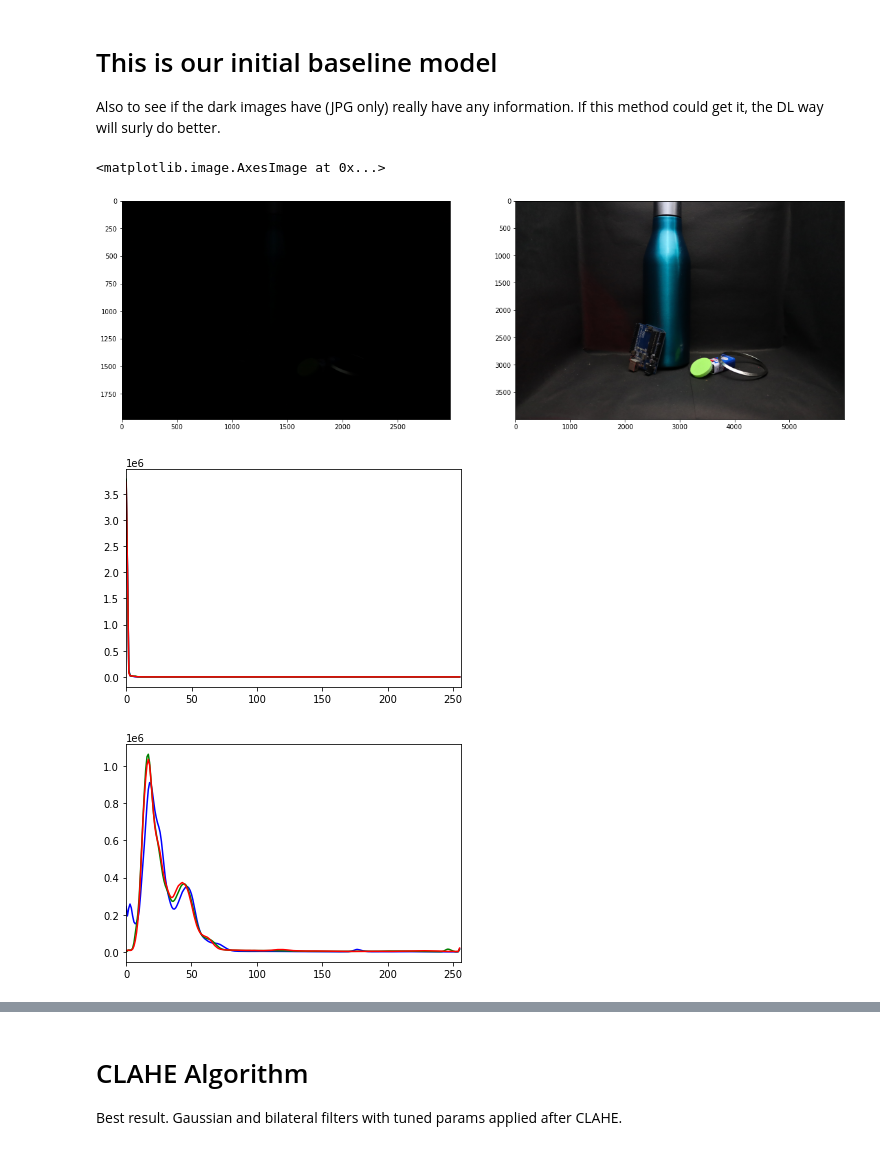
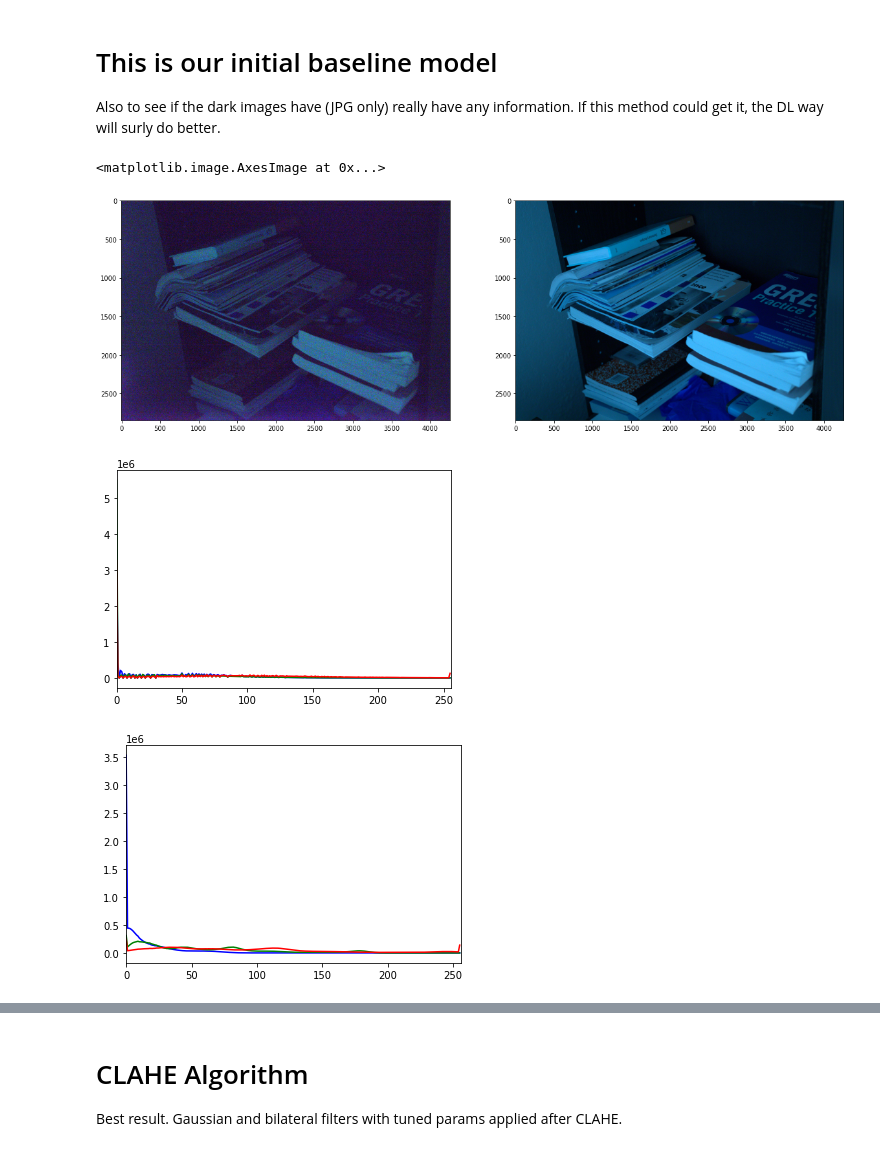
Before and after one commit to spider-tronix/Dark-Sight, a Jupyter notebook: Image Enhancement Baselines/Histogram Equalization.ipynb, the cells around one changed output, grey strips where cells are left out. Drawn from its saved outputs; the diff is of its cells as text; code cells hidden in the pictures.

```diff
--- a/Image Enhancement Baselines/Histogram Equalization.ipynb
+++ b/Image Enhancement Baselines/Histogram Equalization.ipynb
@@ -22,30 +23,43 @@ def plot_hist(img):
         plt.xlim([0,256])
     plt.show()
 # %%
-dataset_no = 2
+dataset_no = 'S2'
+short_path = os.path.join(
+            current_dir,
+            os.path.join("dataset/" + str(dataset_no), str(dataset_no) ),
+            )
+long_path = os.path.join(
+            current_dir,
+            os.path.join("dataset/" + str(dataset_no), str(dataset_no) ),
+            )
+if type(dataset_no) is str:
+    #Read short exposure RAW file
+    raw = rawpy.imread(short_path + ".ARW") # access to the RAW image
+    rgb = raw.postprocess() # a numpy RGB array
+    short = cv2.cvtColor(rgb, cv2.COLOR_RGB2BGR)
 
-short = plt.imread( os.path.join(
-        current_dir,
-        os.path.join("dataset/" + str(dataset_no), str(dataset_no) + ".JPG"),
-    ))
-long = plt.imread(os.path.join(
-        current_dir,
-        os.path.join("dataset/" + str(dataset_no), str(dataset_no) + "_high.JPG"),
-    ))
+    #Read short exposure RAW file
+    raw = rawpy.imread(long_path + "_high.ARW") # access to the RAW image
+    rgb = raw.postprocess() # a numpy RGB array
+    long = cv2.cvtColor(rgb, cv2.COLOR_RGB2BGR)
+
+else:
+    short = plt.imread(short_path + ".JPG")
+    long = plt.imread(long_path + "_high.JPG")
 fig, ax = plt.subplots(1, 2, figsize = (20, 20))
 ax[0].imshow(short)
 ax[1].imshow(long)
 # %% [output]
 <matplotlib.image.AxesImage at 0x...>
-[figure, old version]
+[figure, new version]
 # %%
 plot_hist(short)
 # %% [output]
-[figure, old version]
+[figure, new version]
 # %%
 plot_hist(long)
 # %% [output]
-[figure, old version]
+[figure, new version]
 # %%
 def equalize_hist(img):
     """
```
Also changed, not shown: parts of 3 cells of this notebook, 1 other file.
